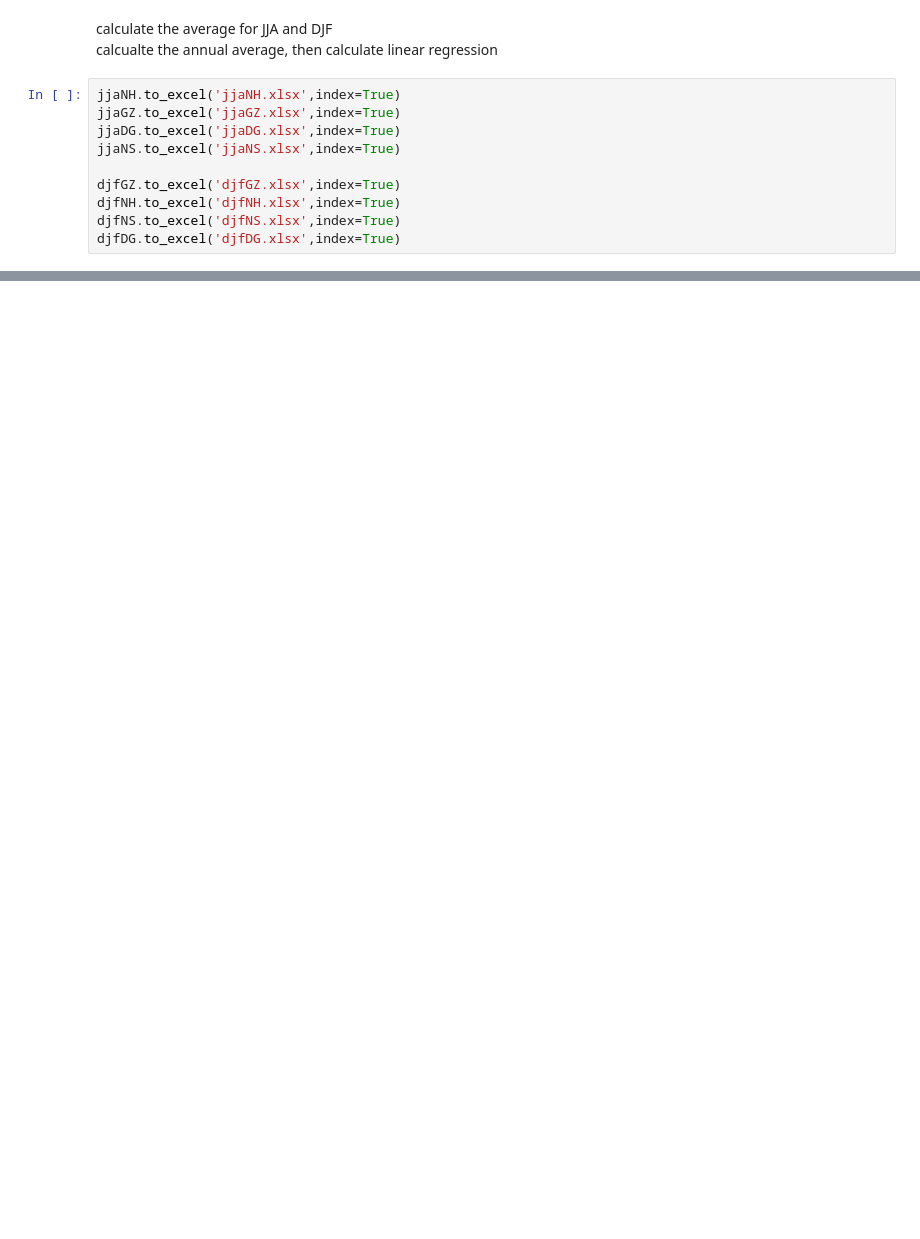
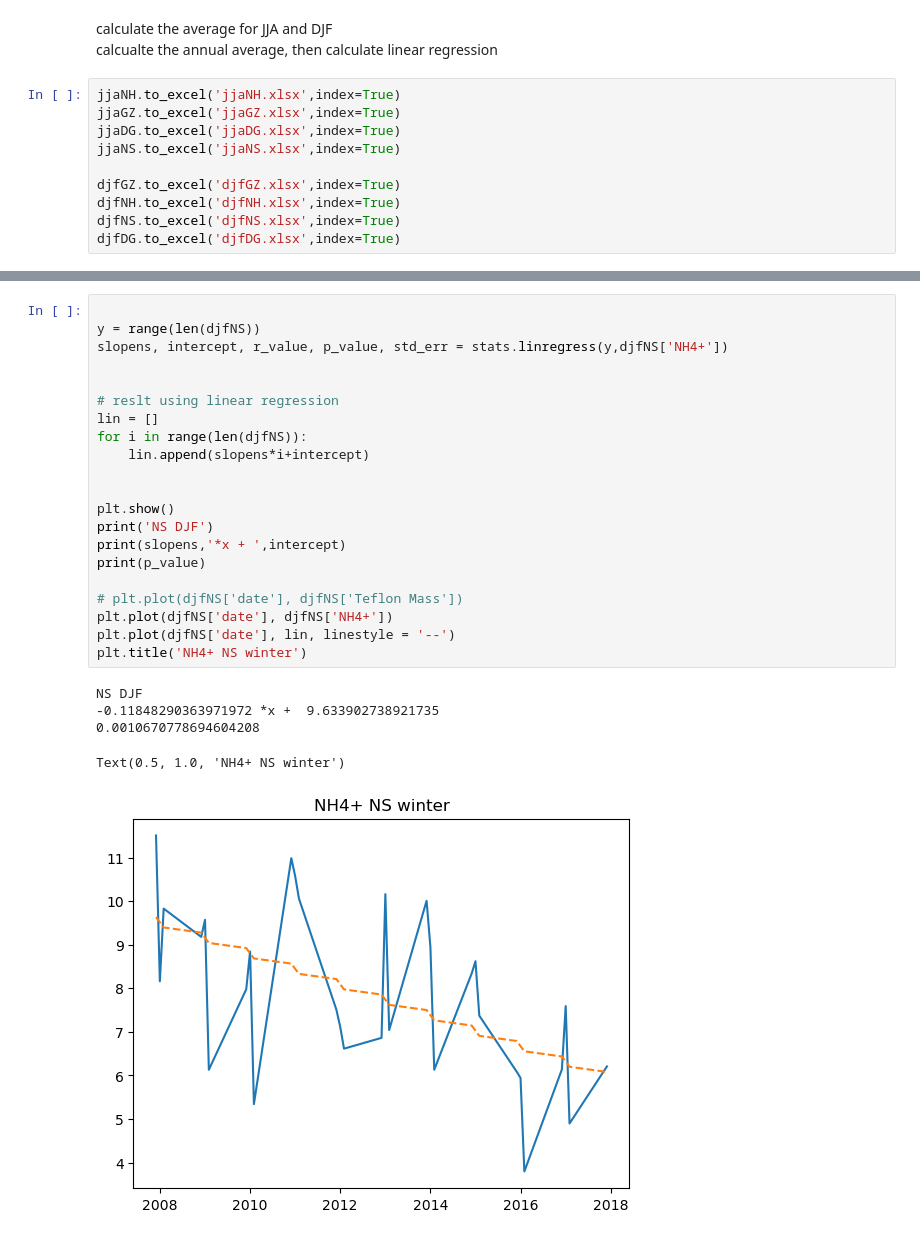
Before and after one commit to h-duan/PM, a Jupyter notebook: PM_species.ipynb, the cells around one changed output, grey strips where cells are left out. Drawn from its saved outputs; the diff is of its cells as text; blank space fills up the shorter version.

```diff
--- a/PM_species.ipynb
+++ b/PM_species.ipynb
@@ -1441,0 +1451,27 @@ djfDG.to_excel('djfDG.xlsx',index=True)
+# %%
+
+y = range(len(djfNS))
+slopens, intercept, r_value, p_value, std_err = stats.linregress(y,djfNS['NH4+'])
+
+
+# reslt using linear regression
+lin = []
+for i in range(len(djfNS)):
+    lin.append(slopens*i+intercept)
+
+
+plt.show()
+print('NS DJF')
+print(slopens,'*x + ',intercept)
+print(p_value)
+
+# plt.plot(djfNS['date'], djfNS['Teflon Mass'])
+plt.plot(djfNS['date'], djfNS['NH4+'])
+plt.plot(djfNS['date'], lin, linestyle = '--')
+plt.title('NH4+ NS winter')
+# %% [output]
+NS DJF
+-0.11848290363971972 *x +  9.633902738921735
+0.0010670778694604208
+Text(0.5, 1.0, 'NH4+ NS winter')
+[figure, added]
```
Also changed, not shown: parts of 24 cells of this notebook, 1 other file.
